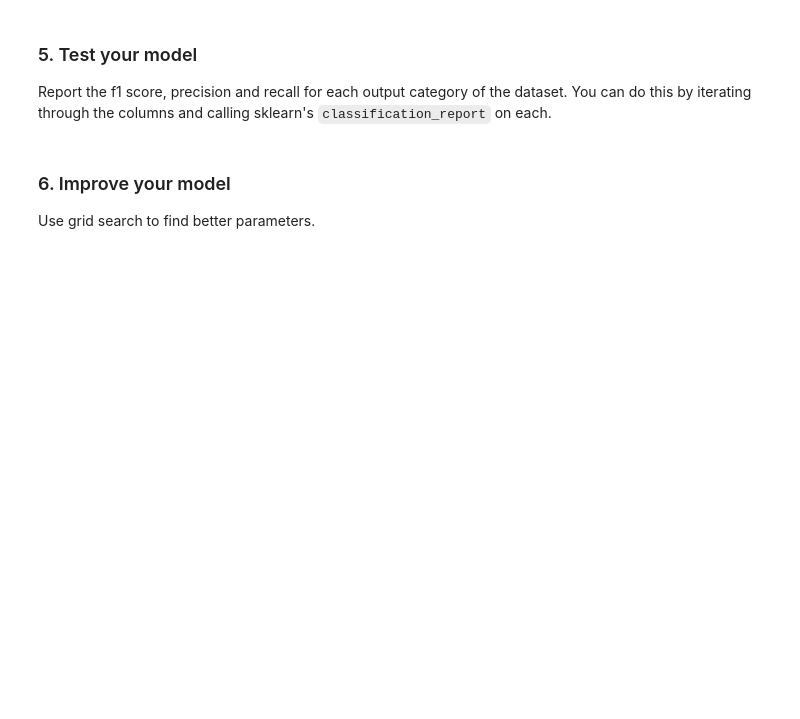
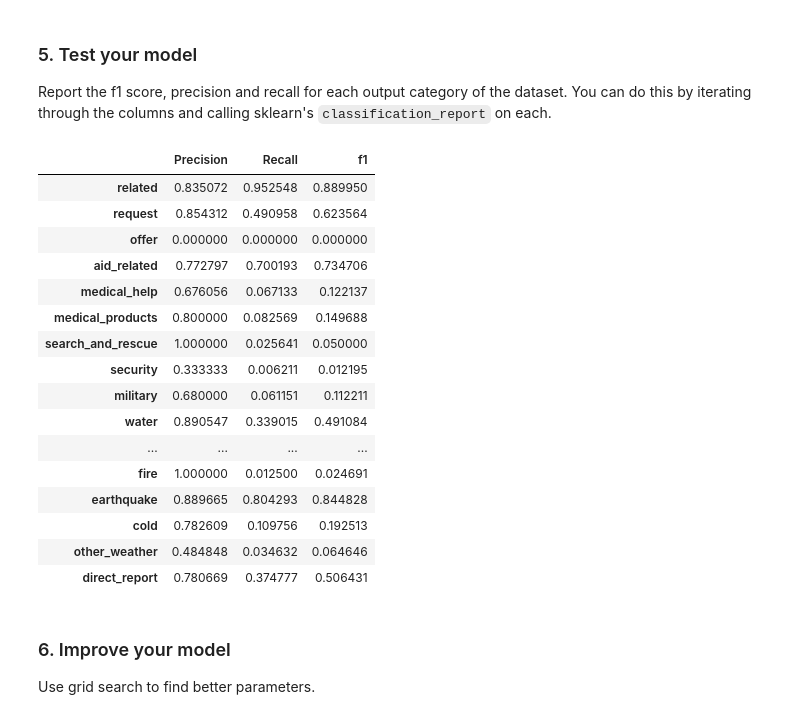
Before and after one commit to lilyloi/DisasterResponse, a Jupyter notebook: ML Pipeline Preparation.ipynb, the cells around one changed output. Cells and saved outputs as stored; diff of their text form; code cells hidden in the pictures; blank space fills up the shorter version.

```diff
--- a/ML Pipeline Preparation.ipynb
+++ b/ML Pipeline Preparation.ipynb
@@ -93,5 +98,5 @@ This machine pipeline should take in the `message` column as input and output cl
 pipeline = Pipeline([
     ('vect', CountVectorizer(tokenizer=tokenize)),
     ('tfidf', TfidfTransformer()),
-    ('clf', multioutput.MultiOutputClassifier(RandomForestClassifier))
+    ('clf', MultiOutputClassifier(RandomForestClassifier()))
 ])
@@ -100,4 +125,7 @@ pipeline = Pipeline([
 - Split data into train and test sets
 - Train pipeline
 # %%
-X_train, X_test, y_train, y_test = train_test_split(X, y, random_state=42)
+X_train, X_test, y_train, y_test = train_test_split(X, y, test_size=0.33, random_state=42)
+
+# Train pipeline
+pipeline.fit(X_train, y_train)
@@ -112,3 +161,56 @@ y_pred = pipeline.predict(X_test)
+# %%
+def report_metrics(actual, predicted, col_names):
+    """Calculate evaluation metrics for ML model
+
+    Args:
+    actual: array. Array containing actual labels.
+    predicted: array. Array containing predicted labels.
+    col_names: list of strings. List containing names for each of the predicted fields.
+
+    Returns:
+    metrics_df: dataframe. Dataframe containing the precision, recall
+    and f1 score for a given set of actual and predicted labels.
+    """
+    metrics = []
+
+    # Calculate evaluation metrics for each set of labels
+    for i in range(len(col_names)):
+        precision = precision_score(actual[:, i], predicted[:, i], zero_division=0)
+        recall = recall_score(actual[:, i], predicted[:, i], zero_division=0)
+        f1 = f1_score(actual[:, i], predicted[:, i], zero_division=0)
+        metrics.append([precision, recall, f1])
+
+    # Create dataframe containing metrics
+    metrics = np.array(metrics)
+    metrics_df = pd.DataFrame(data = metrics, index = col_names, columns = ['Precision', 'Recall', 'f1'])
+
+    return metrics_df
+# %%
+# Predict on test set
+y_test_pred = pipeline.predict(X_test)
+col_names = list(y.columns.values)
+
+# Test model on test set
+forest_test = (report_metrics(np.array(y_test), y_test_pred, col_names))
+forest_test
+# %% [output]
+|  | Precision | Recall | f1 |
+| related | 0.835072 | 0.952548 | 0.889950 |
+| request | 0.854312 | 0.490958 | 0.623564 |
+| offer | 0.000000 | 0.000000 | 0.000000 |
+| aid_related | 0.772797 | 0.700193 | 0.734706 |
+| medical_help | 0.676056 | 0.067133 | 0.122137 |
+| medical_products | 0.800000 | 0.082569 | 0.149688 |
+| search_and_rescue | 1.000000 | 0.025641 | 0.050000 |
+| security | 0.333333 | 0.006211 | 0.012195 |
+| military | 0.680000 | 0.061151 | 0.112211 |
+| water | 0.890547 | 0.339015 | 0.491084 |
+| ... | ... | ... | ... |
+| fire | 1.000000 | 0.012500 | 0.024691 |
+| earthquake | 0.889665 | 0.804293 | 0.844828 |
+| cold | 0.782609 | 0.109756 | 0.192513 |
+| other_weather | 0.484848 | 0.034632 | 0.064646 |
+| direct_report | 0.780669 | 0.374777 | 0.506431 |
 # %% [markdown]
 ### 6. Improve your model
 Use grid search to find better parameters.
```
Also changed, not shown: parts of 24 cells of this notebook, 10 other files.
